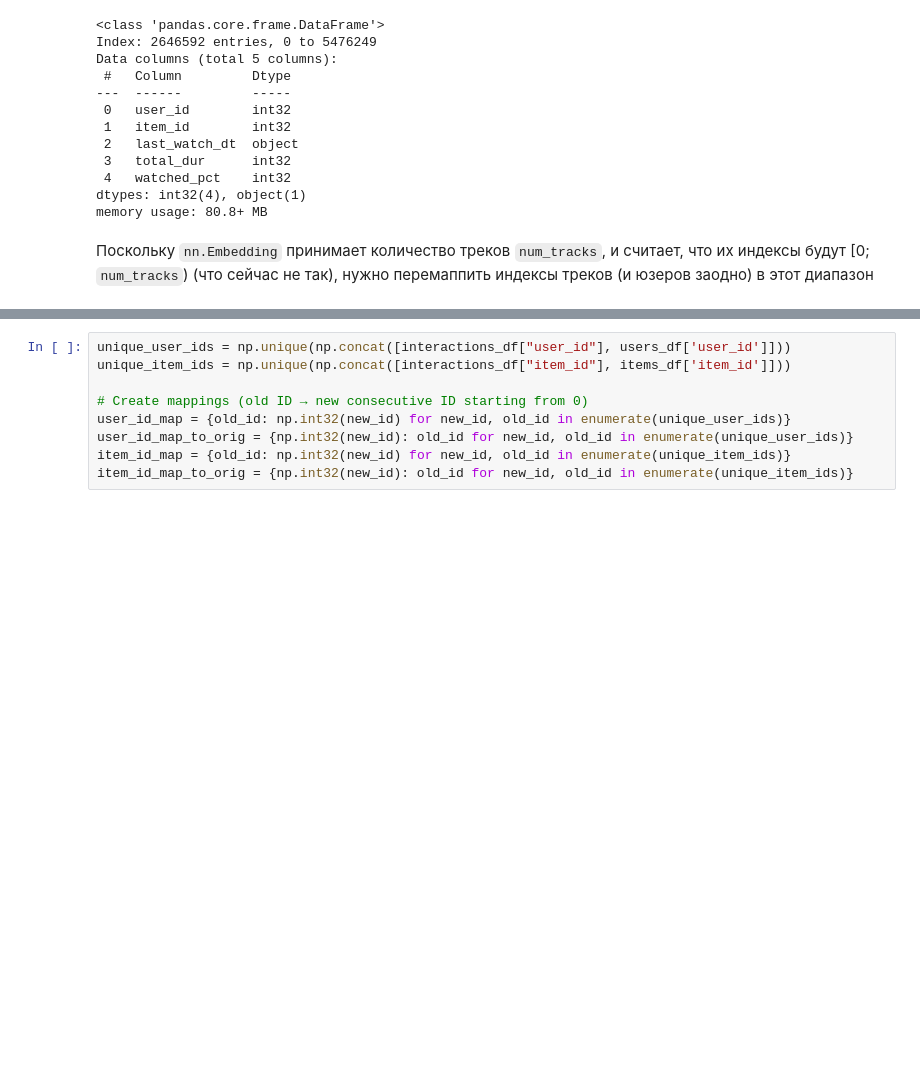
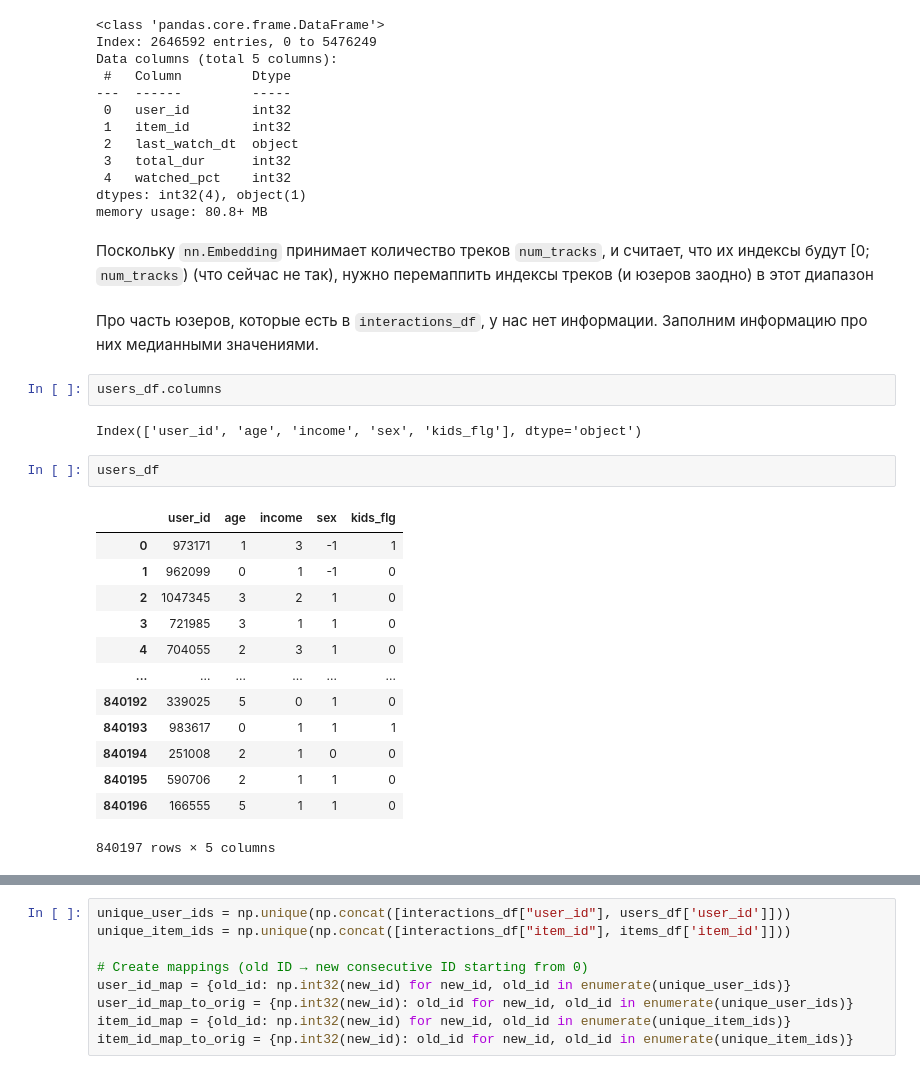
Before and after one commit to nixiieee/reelrecs, a Jupyter notebook: train_dssm.ipynb, the cells around one changed output, grey strips where cells are left out. Saved outputs shown, nothing was run; the diff lists cells and outputs as text; blank space fills up the shorter version.

Commit message:
Fix unknown users issue

```diff
--- a/train_dssm.ipynb
+++ b/train_dssm.ipynb
@@ -314,3 +314,25 @@ dtypes: int32(4), object(1)
 memory usage: 80.8+ MB
 # %% [markdown]
 Поскольку `nn.Embedding` принимает количество треков `num_tracks`, и считает, что их индексы будут [0; `num_tracks`) (что сейчас не так), нужно перемаппить индексы треков (и юзеров заодно) в этот диапазон
+# %% [markdown]
+Про часть юзеров, которые есть в `interactions_df`, у нас нет информации. Заполним информацию про них медианными значениями.
+# %%
+users_df.columns
+# %% [output]
+Index(['user_id', 'age', 'income', 'sex', 'kids_flg'], dtype='object')
+# %%
+users_df
+# %% [output]
+|  | user_id | age | income | sex | kids_flg |
+| 0 | 973171 | 1 | 3 | -1 | 1 |
+| 1 | 962099 | 0 | 1 | -1 | 0 |
+| 2 | 1047345 | 3 | 2 | 1 | 0 |
+| 3 | 721985 | 3 | 1 | 1 | 0 |
+| 4 | 704055 | 2 | 3 | 1 | 0 |
+| ... | ... | ... | ... | ... | ... |
+| 840192 | 339025 | 5 | 0 | 1 | 0 |
+| 840193 | 983617 | 0 | 1 | 1 | 1 |
+| 840194 | 251008 | 2 | 1 | 0 | 0 |
+| 840195 | 590706 | 2 | 1 | 1 | 0 |
+| 840196 | 166555 | 5 | 1 | 1 | 0 |
+840197 rows × 5 columns
```
Also changed, not shown: parts of 4 cells of this notebook.
